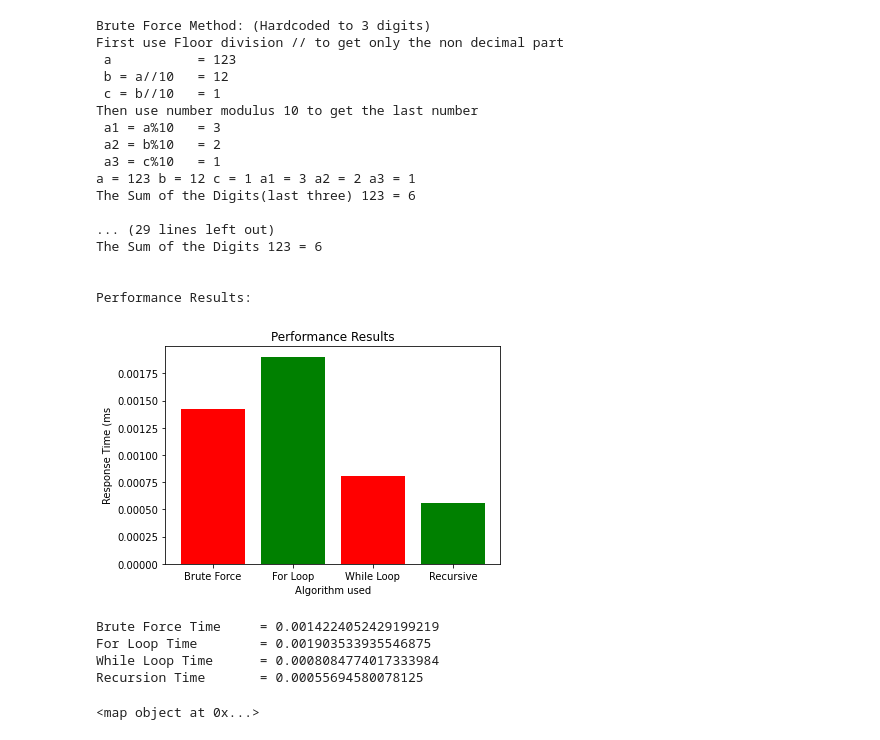
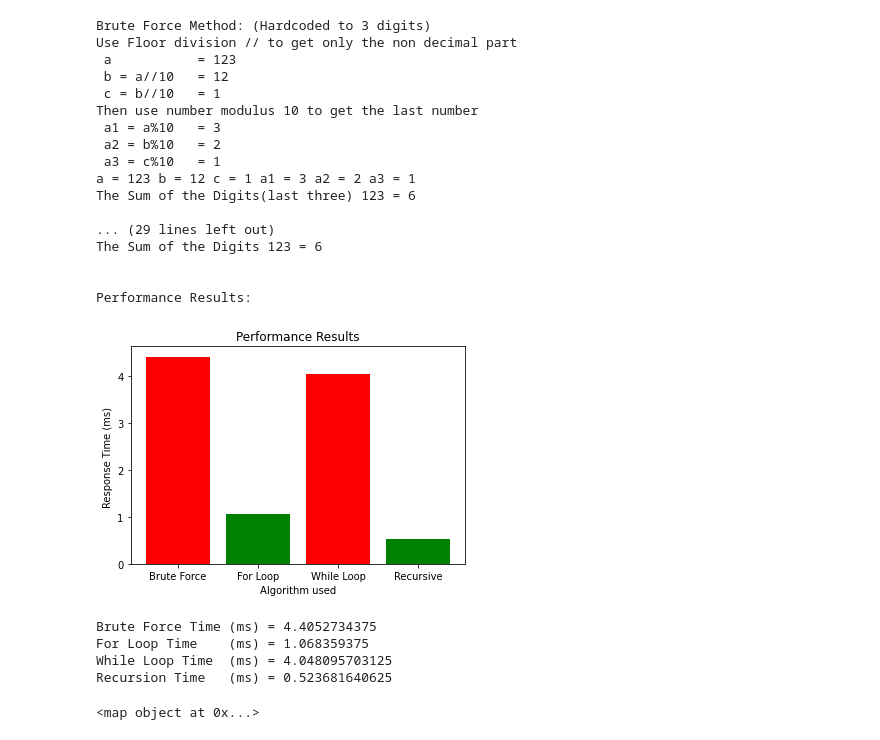
Before and after one commit to candy-o/labs, a Jupyter notebook: MeetupPythonv6.ipynb, the cells around one changed output. Saved outputs shown, nothing was run; the diff lists cells and outputs as text; code cells hidden in the pictures.

```diff
--- a/MeetupPythonv6.ipynb
+++ b/MeetupPythonv6.ipynb
@@ -10,16 +10,18 @@
 # b =  a//10 # 12
 # print(b%10)
 # print(a//10) # floor division => to get only the non decimal part
-# Think then code
+# Think then code - try various algorithms - note performance results
 
 import matplotlib.pyplot as plt
 import time
 time.time() * 1000
 
+brute_elapsed_time = for_elapsed_time = while_elapsed_time = recursion_elapsed_time = 0
+
 a     =  123    # This is the number
 
 # Brute Force method:
-brute_start_time = time.time()
+brute_start_time = time.time() * 1000
 a1 = a2 = a3 = b = c = a_sum = 0  # Initialize variables
 b      =  a//10        # 123%10 = 12
 c      =  b//10        # 12%10  = 1
@@ -31,8 +33,7 @@ a3     =  c%10         # 1%10   = 1
 a_sum  =  a1+a2+a3     # 3 + 2 + 1 = 6
 
 print ("\033[1m" + "Brute Force Method: (Hardcoded to 3 digits)" + "\033[0m")
-#print '\033[1m  Your Name  \033[0m'
-print ("First use Floor division // to get only the non decimal part")
+print ("Use Floor division // to get only the non decimal part")
 print(" a           =", a)
 print(" b = a//10   =", b)
 print(" c = b//10   =", c)
@@ -42,10 +43,10 @@ print(" a2 = b%10   =", a2)
 print(" a3 = c%10   =", a3)
 print("a =",a,"b =",b,"c =",c,"a1 =", a1,"a2 =",a2,"a3 =",a3)
 print("The Sum of the Digits(last three)", a ,"=", a_sum)
-brute_elapsed_time = time.time() - brute_start_time
+brute_elapsed_time = time.time() * 1000 - brute_start_time
 print("\n")
 
-for_start_time = time.time()
+for_start_time = time.time() * 1000
 print ("\033[1m" + "For Loop Method:" + "\033[0m")
 sum=0
 for n in str(a):
@@ -53,13 +54,13 @@ for n in str(a):
  sum = sum + int(n)
  print("  sum =", sum)
 print("The Sum of the last three Digits", a ,"=", sum)
-for_elapsed_time = time.time() - for_start_time
+for_elapsed_time = time.time() * 1000 - for_start_time
 print("\n")
 
 # Using a while loop, get each digit of the number and add the digits to a variable.
 # Print the sum of the digits of the number.
 # Exit.
-while_start_time = time.time()
+while_start_time = time.time() * 1000
 print ("\033[1m" + "While Loop Method:" + "\033[0m")
 sum = 0
 num = a
@@ -71,13 +72,13 @@ while(num > 0):
     print("  sum =", sum)
     num = num //10
 print("The Sum of The Digits", a,"=", sum)
-while_elapsed_time = time.time() - while_start_time
+while_elapsed_time = time.time() * 1000  - while_start_time
 print("\n")
 
 # Recursive algorithm is a method of simplification that divides the problem into sub-problems of the same nature.
 # The result of one recursion is the input for the next recursion.
 # a     =  123     # a = 123
-recursion_start_time = time.time()
+recursion_start_time = time.time() * 1000
 print ("\033[1m" + "Recursion Method:" + "\033[0m")
 def sum_of_a( x ):
     print("  x = ",x)
@@ -92,7 +93,7 @@ def sum_of_a( x ):
 
 a_sum_rec = sum_of_a(a)
 print("The Sum of the Digits", a ,"=", a_sum_rec)
-recursion_elapsed_time = time.time() - recursion_start_time
+recursion_elapsed_time = time.time() * 1000 - recursion_start_time
 print("\n")
 
 print ("\033[1m" + "Performance Results:" + "\033[0m")
@@ -107,45 +108,45 @@ T.append(recursion_elapsed_time)
 # naming the x-axis
 plt.xlabel('Algorithm used')
 # naming the y-axis
-plt.ylabel('Response Time (ms')
+plt.ylabel('Response Time (ms) ')
 # plot title
 plt.title('Performance Results')
 # x-coordinates of left sides of bars
 left = [1, 2, 3, 4]
 plt.yticks = [ 0, 0.05, 0.1, 0.15]
 # labels for bars
 tick_label = ['Brute Force', 'For Loop', 'While Loop', 'Recursive']
 plt.bar(left, T, tick_label = tick_label, width = 0.8, color = ['red', 'green'])
 # function to show the plot
 plt.show()
-print("Brute Force Time     =", brute_elapsed_time)
-print("For Loop Time        =", for_elapsed_time)
-print("While Loop Time      =", while_elapsed_time)
-print("Recursion Time       =", recursion_elapsed_time)
+print("Brute Force Time (ms) =", brute_elapsed_time)
+print("For Loop Time    (ms) =", for_elapsed_time)
+print("While Loop Time  (ms) =", while_elapsed_time)
+print("Recursion Time   (ms) =", recursion_elapsed_time)
 print("\n")
 # %% [output]
 Brute Force Method: (Hardcoded to 3 digits)
-First use Floor division // to get only the non decimal part
+Use Floor division // to get only the non decimal part
  a           = 123
  b = a//10   = 12
  c = b//10   = 1
 Then use number modulus 10 to get the last number
  a1 = a%10   = 3
  a2 = b%10   = 2
  a3 = c%10   = 1
 a = 123 b = 12 c = 1 a1 = 3 a2 = 2 a3 = 1
 The Sum of the Digits(last three) 123 = 6
 
 ... (29 lines left out)
 The Sum of the Digits 123 = 6
 
 
 Performance Results:
-[figure, old version]
+[figure, new version]
-Brute Force Time     = 0.0014224052429199219
-For Loop Time        = 0.001903533935546875
-While Loop Time      = 0.0008084774017333984
-Recursion Time       = 0.00055694580078125
+Brute Force Time (ms) = 4.4052734375
+For Loop Time    (ms) = 1.068359375
+While Loop Time  (ms) = 4.048095703125
+Recursion Time   (ms) = 0.523681640625
 # %%
 volumeA = 100
 volumeB = 20
```
